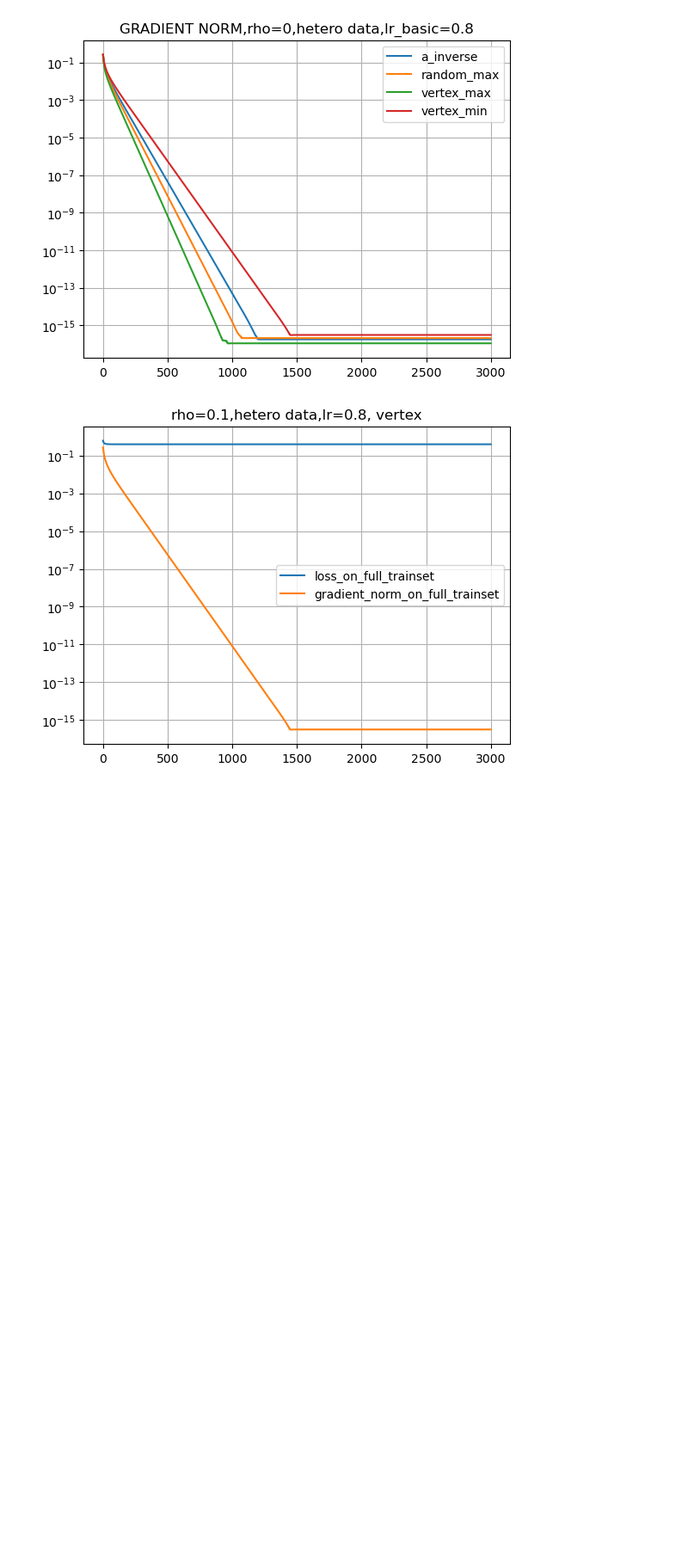
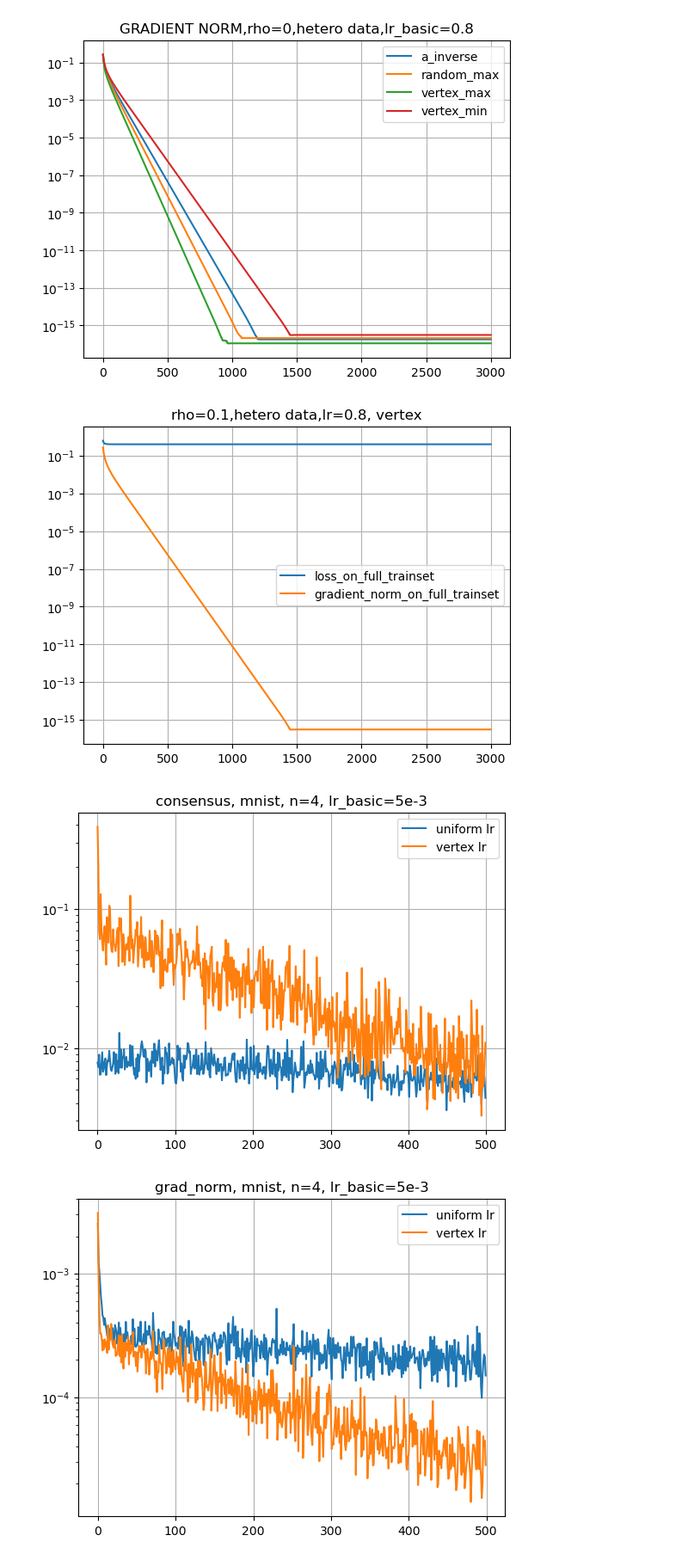
Before and after one commit to Luoxiaogan/new_push_pull, a Jupyter notebook: 合成数据_不使用cupy_最简单的版本/analysis.ipynb, the cells around one changed output. Shown: that part at 86% size. Cells and saved outputs as stored; diff of their text form; code cells hidden in the pictures; blank space fills up the shorter version.

Commit message:
MNIST画图

```diff
--- a/合成数据_不使用cupy_最简单的版本/analysis.ipynb
+++ b/合成数据_不使用cupy_最简单的版本/analysis.ipynb
@@ -83,3 +83,56 @@ plt.legend()
 plt.show()
 # %% [output]
 [figure]
+# %%
+df1 = pd.read_csv("/Users/luogan/Code/new_push_pull/合成数据_不使用cupy_最简单的版本/MNIST/testhetero=True, alpha=0.1, PushPull, lr[0]=0.005, n_nodes=4, batch_size=128, 2025-07-30.csv")
+df2 = pd.read_csv("/Users/luogan/Code/new_push_pull/合成数据_不使用cupy_最简单的版本/MNIST/testhetero=True, alpha=0.1, PushPull, lr[0]=0.08, n_nodes=4, batch_size=128, 2025-07-30.csv")
+
+i = "consensus_per_epoch"
+j = "gradient_norm_on_full_trainset"
+end = 60000
+
+plt.plot(df1[i][:end], label="uniform lr")
+plt.plot(df2[i][:end], label="vertex lr")
+plt.title("consensus, mnist, n=4, lr_basic=5e-3")
+plt.yscale("log")
+plt.grid()
+plt.legend()
+plt.show()
+
+
+i = "grad_norm_per_epoch"
+end = 60000
+
+plt.plot(df1[i][:end], label="uniform lr")
+plt.plot(df2[i][:end], label="vertex lr")
+plt.title("grad_norm, mnist, n=4, lr_basic=5e-3")
+plt.yscale("log")
+plt.grid()
+plt.legend()
+plt.show()
+
+
+i = "test_accuracy(average)"
+end = 60000
+
+plt.plot(df1[i][:end], label="uniform lr")
+plt.plot(df2[i][:end], label="vertex lr")
+plt.title("test_accuracy(average), mnist, n=4, lr_basic=5e-3")
+plt.grid()
+plt.legend()
+plt.show()
+
+
+i = "test_loss(average)"
+end = 60000
+
+plt.plot(df1[i][:end], label="uniform lr")
+plt.plot(df2[i][:end], label="vertex lr")
+plt.title("test_loss(average), mnist, n=4, lr_basic=5e-3")
+plt.yscale("log")
+plt.grid()
+plt.legend()
+plt.show()
+# %% [output]
+[figure, added]
+[figure, added]
```
Also changed, not shown: parts of 2 cells of this notebook.
